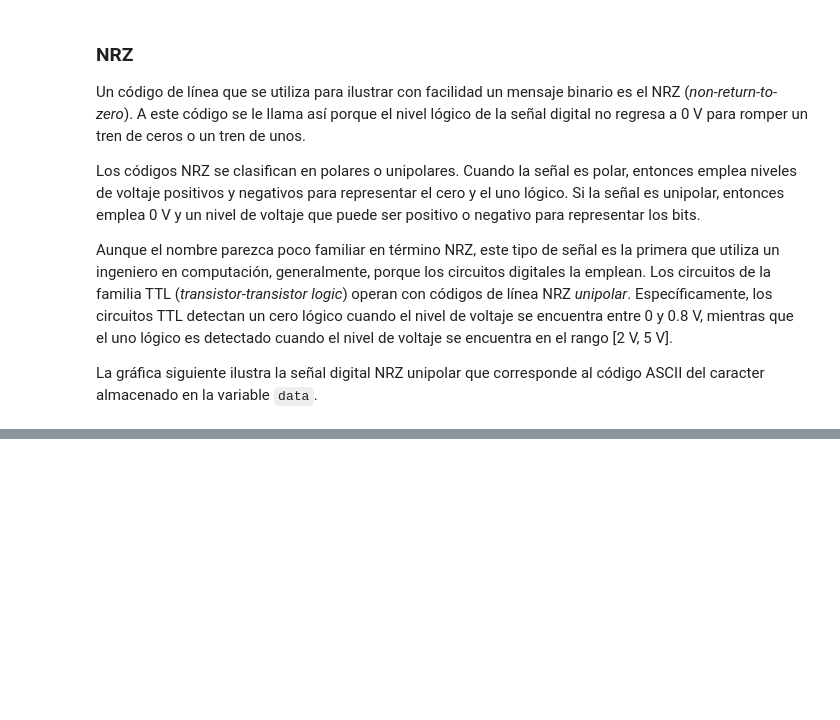
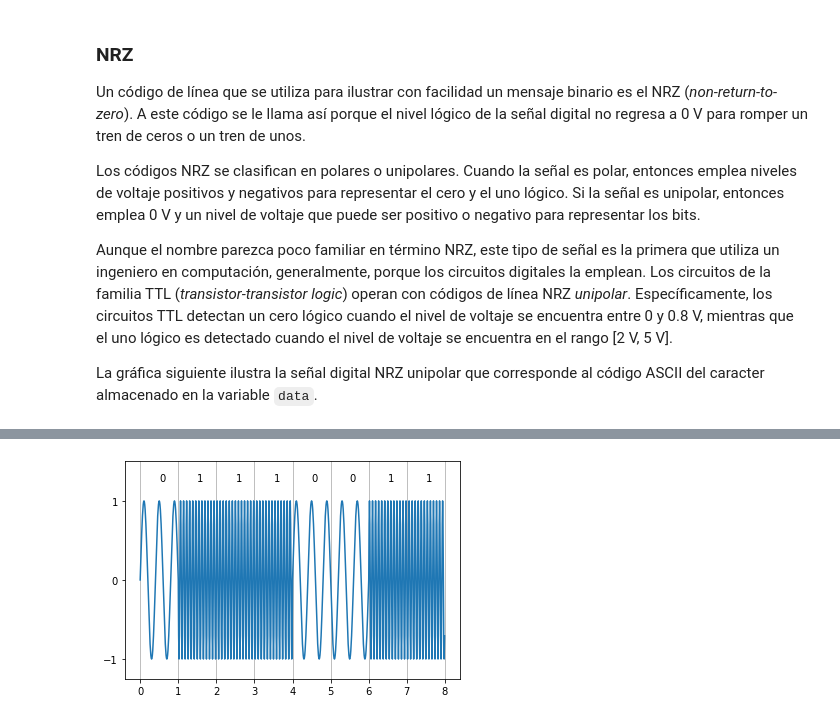
Before and after one commit to Ryuuba/modulation, a Jupyter notebook: transmission.ipynb, the cells around one changed output, grey strips where cells are left out. Saved outputs shown, nothing was run; the diff lists cells and outputs as text; code cells hidden in the pictures; blank space fills up the shorter version.

```diff
--- a/transmission.ipynb
+++ b/transmission.ipynb
@@ -129,0 +136,4 @@ dp.plot_ask(data, 10)
+# %%
+dp.plot_fsk(data, 5)
+# %% [output]
+[figure, added]
```
Also changed, not shown: parts of 6 cells of this notebook, 2 other files.
